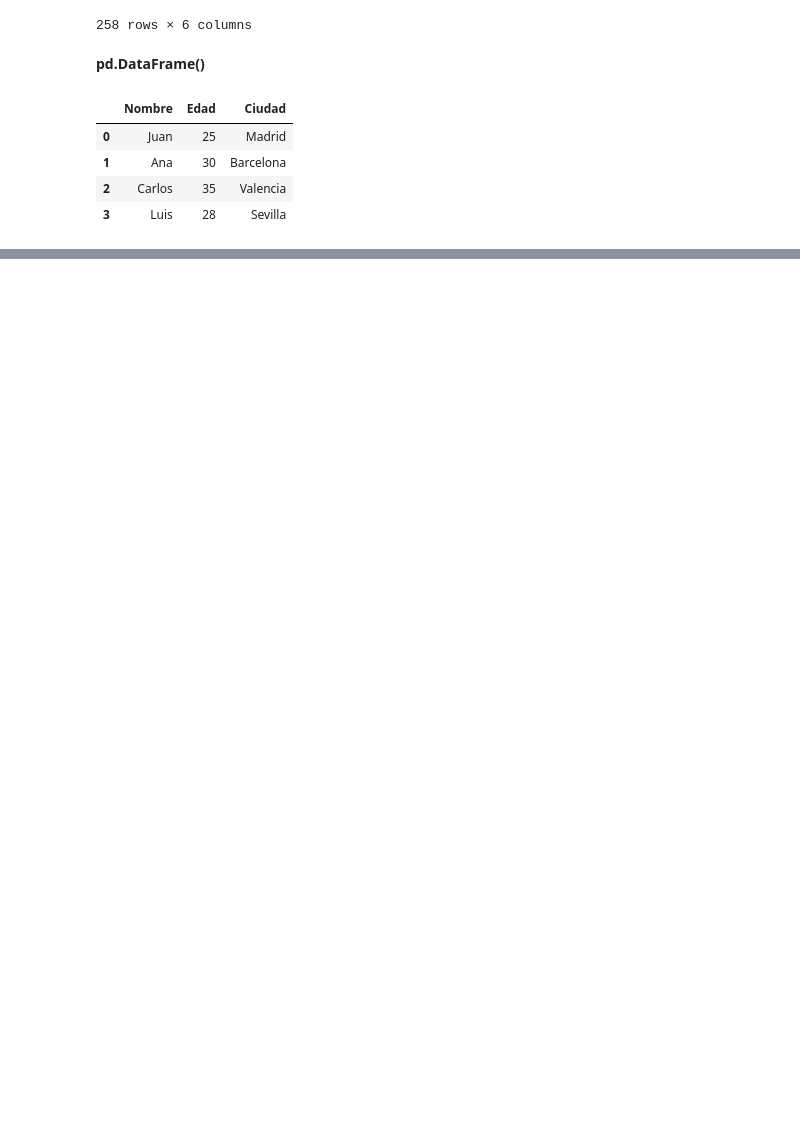
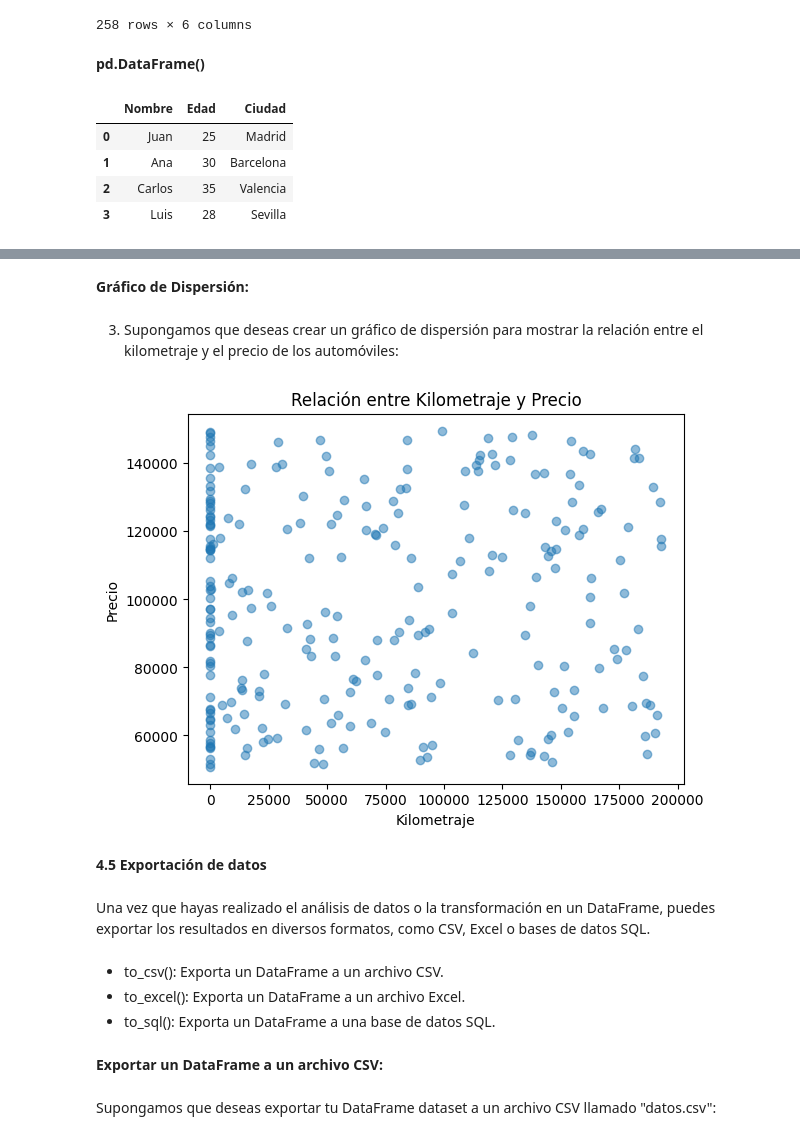
Before and after one commit to JoseAlRic/Python_Pandas, a Jupyter notebook: Python_Pandas.ipynb, the cells around one changed output, grey strips where cells are left out. Saved outputs shown, nothing was run; the diff lists cells and outputs as text; code cells hidden in the pictures; blank space fills up the shorter version.

```diff
--- a/Python_Pandas.ipynb
+++ b/Python_Pandas.ipynb
@@ -1047,0 +1819,29 @@ df
+# %% [markdown]
+**Gráfico de Dispersión:**
+# %% [markdown]
+3. Supongamos que deseas crear un gráfico de dispersión para mostrar la relación entre el kilometraje y el precio de los automóviles:
+# %%
+# Crear un gráfico de dispersión
+plt.scatter(dataset['Kilometraje'], dataset['Valor'], alpha=0.5)
+
+# Personalizar el gráfico
+plt.title('Relación entre Kilometraje y Precio')
+plt.xlabel('Kilometraje')
+plt.ylabel('Precio')
+
+# Mostrar el gráfico
+plt.show()
+# %% [output]
+[figure, added]
+# %% [markdown]
+**4.5 Exportación de datos**
+# %% [markdown]
+Una vez que hayas realizado el análisis de datos o la transformación en un DataFrame, puedes exportar los resultados en diversos formatos, como CSV, Excel o bases de datos SQL.
+# %% [markdown]
+* to_csv(): Exporta un DataFrame a un archivo CSV.
+* to_excel(): Exporta un DataFrame a un archivo Excel.
+* to_sql(): Exporta un DataFrame a una base de datos SQL.
+# %% [markdown]
+**Exportar un DataFrame a un archivo CSV:**
+# %% [markdown]
+Supongamos que deseas exportar tu DataFrame dataset a un archivo CSV llamado "datos.csv":
```
Also changed, not shown: parts of 155 cells of this notebook.
